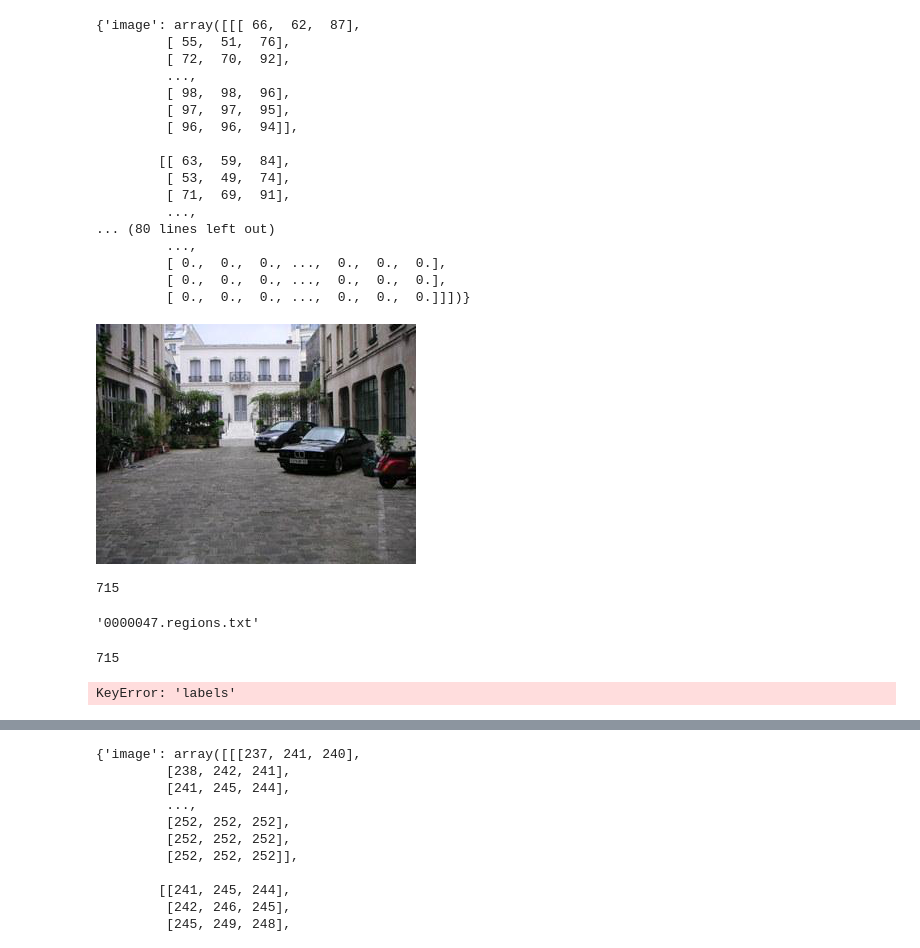
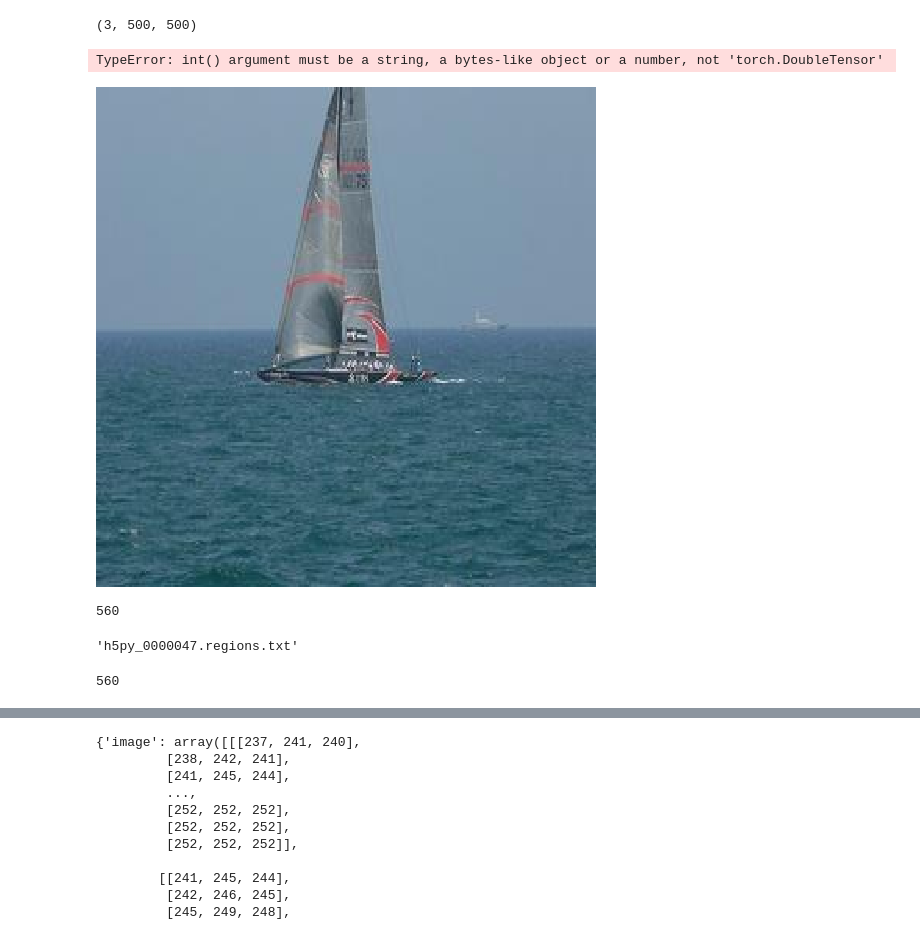
Before and after one commit to nexus-kgp/adseg, a Jupyter notebook: dataloader_SBD.ipynb, the cells around one changed output, grey strips where cells are left out. Drawn from its saved outputs; the diff is of its cells as text; code cells hidden in the pictures.

```diff
--- a/dataloader_SBD.ipynb
+++ b/dataloader_SBD.ipynb
@@ -45,7 +45,7 @@ class SFBD(Dataset):
         """
 
         with h5py.File("{}{}".format(self.region_path,file),"r") as hf:
-            loaded = hf["arr"][:]
+            loaded = hf["OHE"][:]
         return loaded
 
 
@@ -64,32 +64,24 @@ class SFBD(Dataset):
         """
 
         region = SFBD.load_h5py(self,self.regions[index])
-        return {'image':np.array(PIL.Image.open(self.image_path + self.file_list[index])),'region':region}
+        image = PIL.Image.open(self.image_path + self.file_list[index])
+        resized_image = np.array(image.resize((500,500),PIL.Image.NEAREST)).T
+        image_tensor = torch.from_numpy(resized_image)
+        region_tensor = torch.from_numpy(region)
+        return {'image':image_tensor,'region':region_tensor}
 # %%
 #instatiate
-sf = SFBD(image_path="./images/",region_path="./regions_h5py/")
+sf = SFBD(image_path="./iccv09Data/images/",region_path="./h5py/")
 # %%
 # access an element by idex
-sf[3]
+sf[57]['image'].byte().numpy().shape
 # %% [output]
-{'image': array([[[ 66,  62,  87],
-         [ 55,  51,  76],
-         [ 72,  70,  92],
-         ...,
-         [ 98,  98,  96],
-         [ 97,  97,  95],
-         [ 96,  96,  94]],
-
-        [[ 63,  59,  84],
-         [ 53,  49,  74],
-         [ 71,  69,  91],
-         ...,
-... (80 lines left out)
-         ...,
-         [ 0.,  0.,  0., ...,  0.,  0.,  0.],
-         [ 0.,  0.,  0., ...,  0.,  0.,  0.],
-         [ 0.,  0.,  0., ...,  0.,  0.,  0.]]])}
+(3, 500, 500)
+# %%
+np.array(sf[56]['region'][0],dtype='uint8')*100
+# %% [output]
+TypeError: int() argument must be a string, a bytes-like object or a number, not 'torch.DoubleTensor'
 # %%
-PIL.Image.fromarray(sf[3]['image'])
+PIL.Image.fromarray(sf[45]['image'].numpy().T)  ### very very important feature
 # %% [output]
-[figure, old version]
+[figure, new version]
@@ -96,17 +91,13 @@ PIL.Image.fromarray(sf[3]['image'])
 # %%
 len(sf)
 # %% [output]
-715
+560
 # %%
 sf.regions[0]
 # %% [output]
-'0000047.regions.txt'
+'h5py_0000047.regions.txt'
 # %%
 len(sf.regions)
 # %% [output]
-715
+560
-# %%
-sf[2]['labels']
-# %% [output]
-KeyError: 'labels'
 # %%
```
Also changed, not shown: parts of 3 cells of this notebook, 11 other files.
